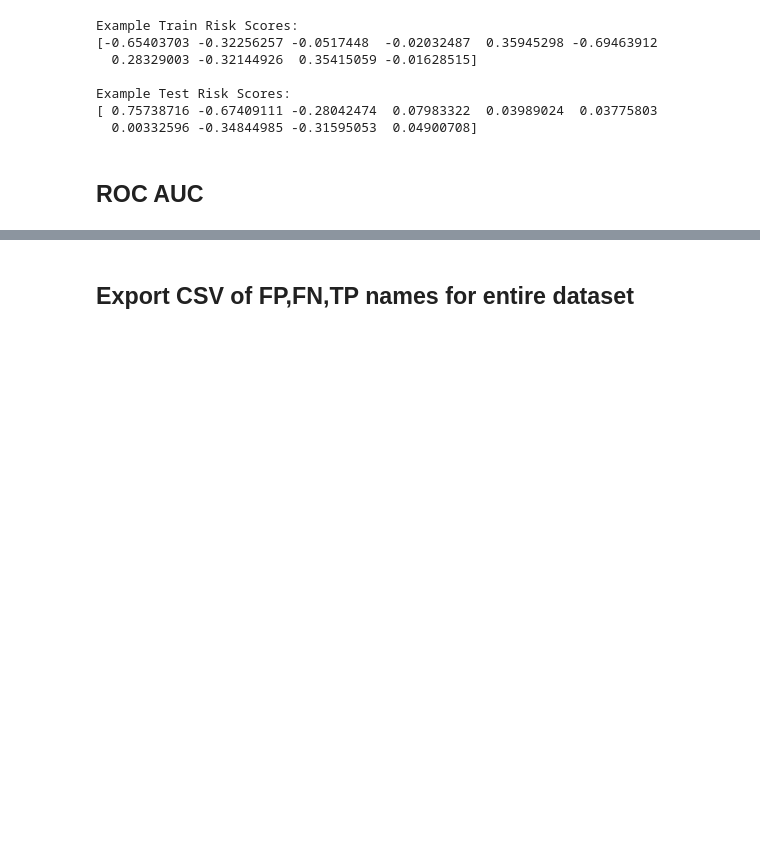
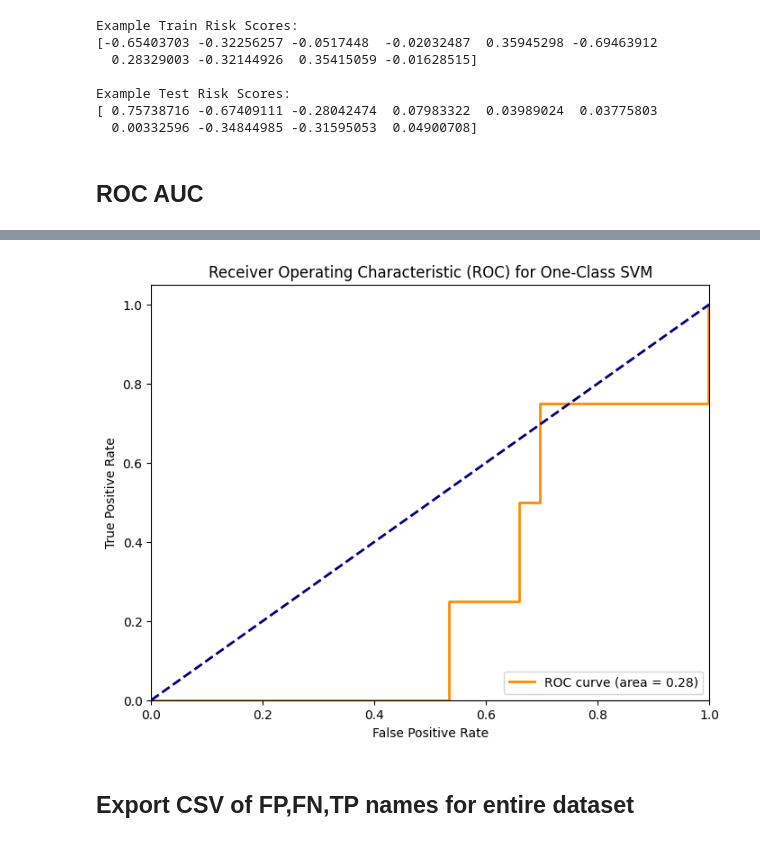
Before and after one commit to mel0778/dsa4263, a Jupyter notebook: code/model_SVM.ipynb, the cells around one changed output, grey strips where cells are left out. Cells and saved outputs as stored; diff of their text form; code cells hidden in the pictures; blank space fills up the shorter version.

```diff
--- a/code/model_SVM.ipynb
+++ b/code/model_SVM.ipynb
@@ -99,16 +99,8 @@ def make_binary_labels(labels):
 y_train_gs = make_binary_labels(y_train)
 y_test_gs = make_binary_labels(y_test)
 # %%
-from sklearn.model_selection import GridSearchCV
-from sklearn.metrics import make_scorer
-
-def custom_scorer(y_true, y_pred):
-    # Compute confusion matrix
-    fp = sum((y_true == 1) & (y_pred == -1))  # False Positives
-    return precision_score(y_true,y_pred) - fp
-
 # Create a scorer using make_scorer
-scorer = make_scorer(custom_scorer, greater_is_better=True)
+scorer = make_scorer(f1_score, greater_is_better=True)
 
 # defining parameter range
 param_grid = {
@@ -268,8 +202,8 @@ weighted avg       0.99      0.99      0.99       400
 # %%
 # Create a One-Class SVM model
-clf = OneClassSVM(nu=0.1)
+basic_clf = OneClassSVM(nu=0.1)
 # Fit the model on the training data
-clf.fit(X_train_scaled, y_train)
+basic_clf.fit(X_train_scaled, y_train)
 # %% [output]
 OneClassSVM(nu=0.1)
 # %%
@@ -342,5 +263,0 @@ Counter({0: 1574, 1: 472})
-# %%
-# Scale the features using StandardScaler
-scaler = StandardScaler()
-X_train_scaled_smote = scaler.fit_transform(resampled_X_train)
-X_test_scaled = scaler.transform(X_test)
@@ -731,3 +346,8 @@ plot_roc(smote_clf)
+# %%
+# ROC for basic SVM, no grid search
+plot_roc(basic_clf)
+# %% [output]
+[figure, added]
 # %% [markdown]
 ## Export CSV of FP,FN,TP names for entire dataset
 # %%
```
Also changed, not shown: parts of 15 cells of this notebook.
